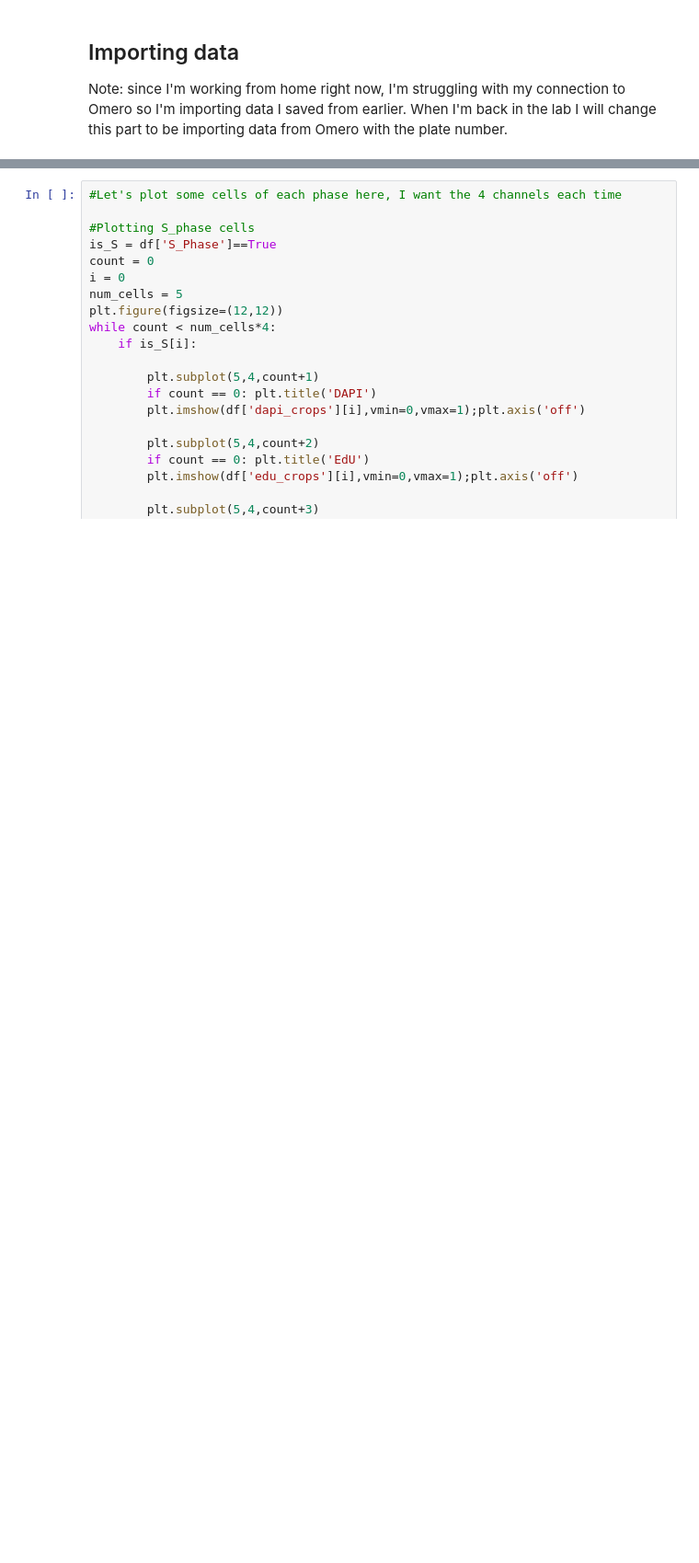
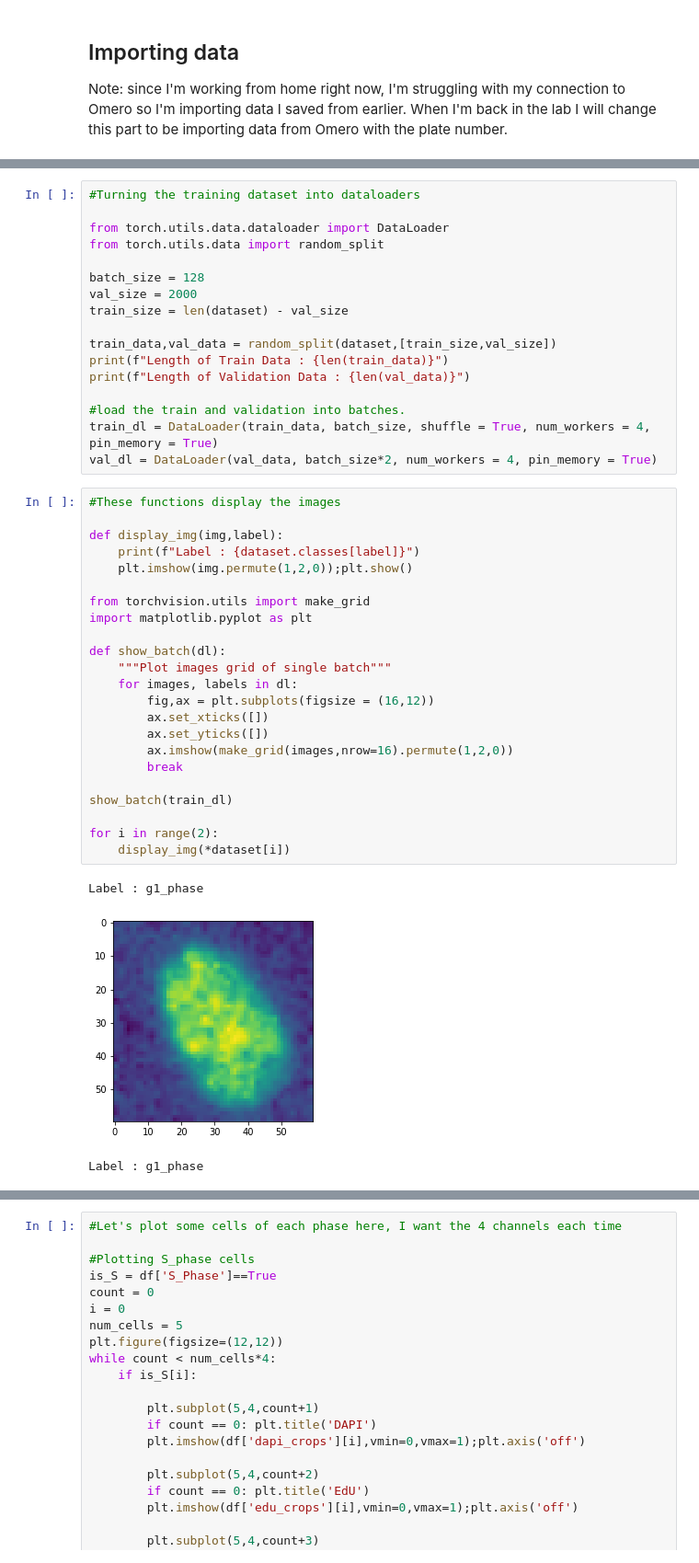
Before and after one commit to rzuberi/cell-SCT, a Jupyter notebook: classification/ccc_data_exploration.ipynb, the cells around one changed output, grey strips where cells are left out. Shown: that part at 92% size. Drawn from its saved outputs; the diff is of its cells as text; blank space fills up the shorter version.

```diff
--- a/classification/ccc_data_exploration.ipynb
+++ b/classification/ccc_data_exploration.ipynb
@@ -291,0 +296,44 @@ ValueError: too many values to unpack (expected 2)
+# %%
+#Turning the training dataset into dataloaders
+
+from torch.utils.data.dataloader import DataLoader
+from torch.utils.data import random_split
+
+batch_size = 128
+val_size = 2000
+train_size = len(dataset) - val_size
+
+train_data,val_data = random_split(dataset,[train_size,val_size])
+print(f"Length of Train Data : {len(train_data)}")
+print(f"Length of Validation Data : {len(val_data)}")
+
+#load the train and validation into batches.
+train_dl = DataLoader(train_data, batch_size, shuffle = True, num_workers = 4, pin_memory = True)
+val_dl = DataLoader(val_data, batch_size*2, num_workers = 4, pin_memory = True)
+# %%
+#These functions display the images
+
+def display_img(img,label):
+    print(f"Label : {dataset.classes[label]}")
+    plt.imshow(img.permute(1,2,0));plt.show()
+
+from torchvision.utils import make_grid
+import matplotlib.pyplot as plt
+
+def show_batch(dl):
+    """Plot images grid of single batch"""
+    for images, labels in dl:
+        fig,ax = plt.subplots(figsize = (16,12))
+        ax.set_xticks([])
+        ax.set_yticks([])
+        ax.imshow(make_grid(images,nrow=16).permute(1,2,0))
+        break
+
+show_batch(train_dl)
+
+for i in range(2):
+    display_img(*dataset[i])
+# %% [output]
+Label : g1_phase
+[figure, added]
+Label : g1_phase
```
Also changed, not shown: parts of 38 cells of this notebook, 4 other files.
